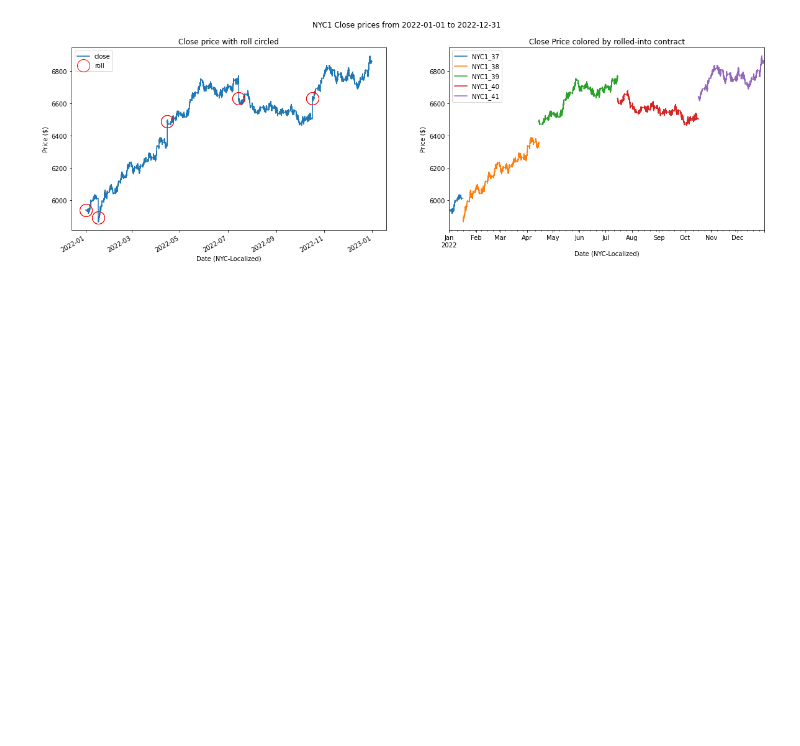
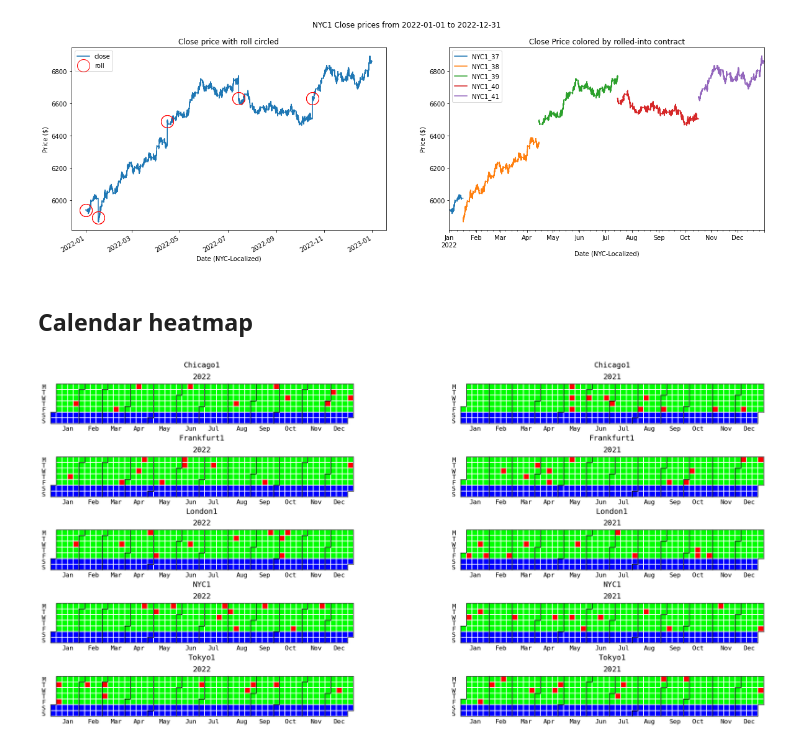
Before and after one commit to diegodalvarez/SyntheticFuturesAnalysis, a Jupyter notebook: notebook/MakeReadmePlots.ipynb, the cells around one changed output. Cells and saved outputs as stored; diff of their text form; code cells hidden in the pictures; blank space fills up the shorter version.

```diff
--- a/notebook/MakeReadmePlots.ipynb
+++ b/notebook/MakeReadmePlots.ipynb
@@ -131,3 +152,53 @@ def plot_sample_roll(df_raw: pd.DataFrame):
 plot_sample_roll(df_prices)
 # %% [output]
 [figure]
+# %% [markdown]
+## Calendar heatmap
+# %%
+def make_calendar(df_price: pd.DataFrame):
+
+    df_year = (df_prices.assign(
+        date = lambda x: pd.to_datetime(x.local_time.dt.strftime("%Y-%m-%d")))
+        [["contract_name", "market_day", "date"]].
+        drop_duplicates().
+        assign(year = lambda x: x.date.dt.year))
+
+    max_year = max(df_year.year.drop_duplicates().to_list())
+    prev_year = max_year - 1
+
+    df_color = (pd.DataFrame({
+        "market_day": ["closed", "holiday", "open"],
+        "color": [-100, 0, 100]}))
+
+    df_colormap = (df_year.merge(
+        right = df_color, how = "inner", on = ["market_day"])
+        [["year", "date", "color", "contract_name"]])
+
+    contracts = df_colormap.contract_name.drop_duplicates().to_list()
+    fig, axes = plt.subplots(nrows = len(contracts), ncols = 2, figsize = (22, 10))
+    for i, contract in enumerate(contracts):
+
+        df_colormap_max_year = df_colormap.query("contract_name == @contract & year == @max_year")
+        df_colormap_prev_year = df_colormap.query("contract_name == @contract & year == @prev_year")
+
+        july.heatmap(
+            dates = df_colormap_max_year.date,
+            data = df_colormap_max_year.color,
+            cmap = "brg",
+            month_grid = True,
+            title = contract,
+            ax = axes[i, 0])
+
+        july.heatmap(
+            dates = df_colormap_prev_year.date,
+            data = df_colormap_prev_year.color,
+            cmap = "brg",
+            month_grid = True,
+            title = contract,
+            ax = axes[i, 1])
+
+    plt.tight_layout(pad = 2)
+
+make_calendar(df_prices)
+# %% [output]
+[figure, added]
```
Also changed, not shown: parts of 2 cells of this notebook, 2 other files.
